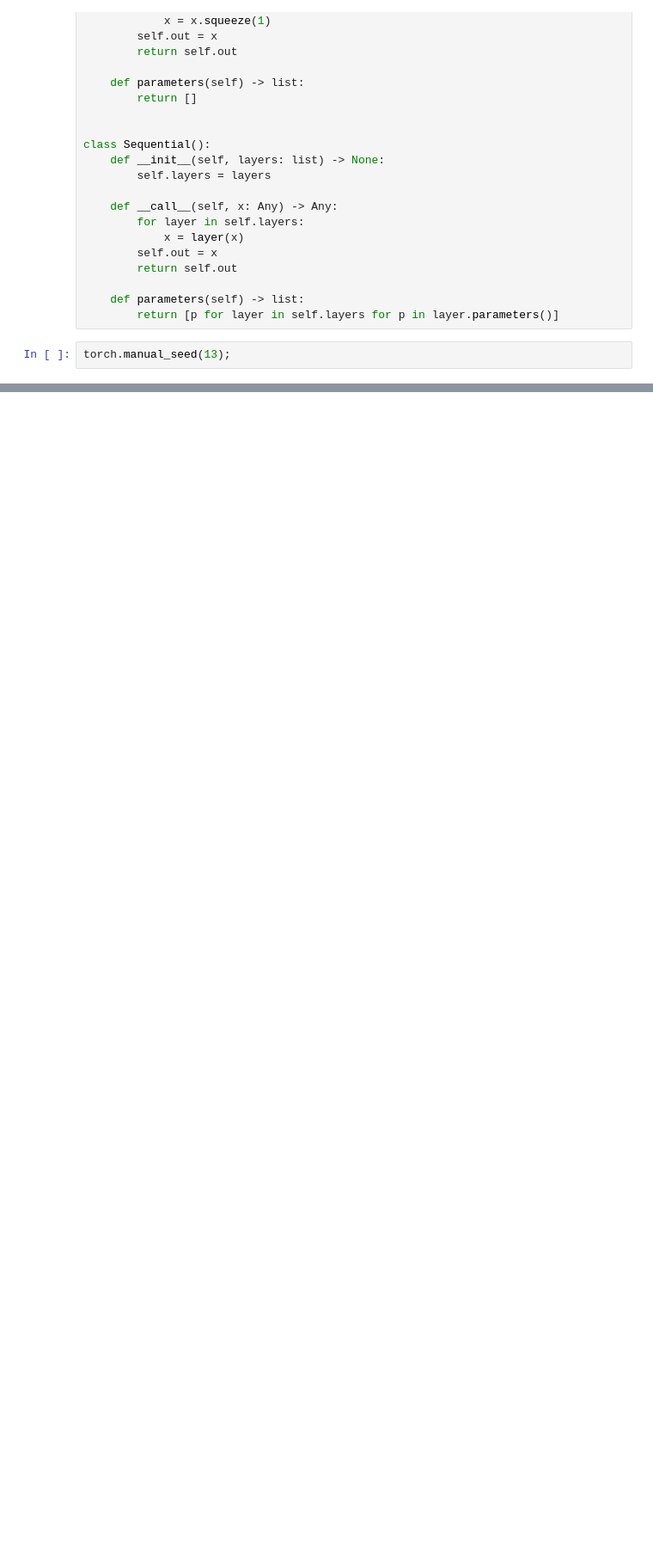
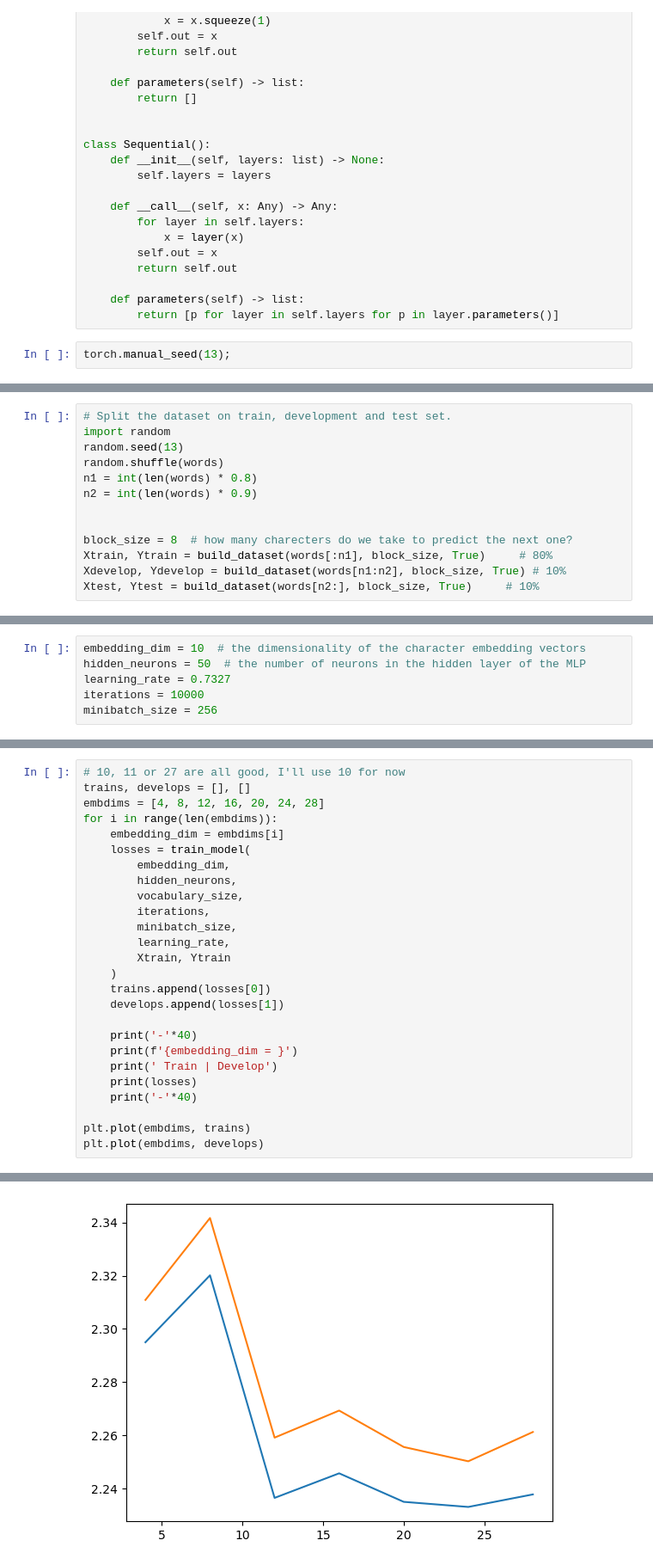
Before and after one commit to yarchickkk/makemore, a Jupyter notebook: wavenet.ipynb, the cells around one changed output, grey strips where cells are left out. Shown at 86% size. Drawn from its saved outputs; the diff is of its cells as text; blank space fills up the shorter version.

```diff
--- a/wavenet.ipynb
+++ b/wavenet.ipynb
@@ -231,0 +154,13 @@ Linear : (32, 27)
+# %%
+# Split the dataset on train, development and test set.
+import random
+random.seed(13)
+random.shuffle(words)
+n1 = int(len(words) * 0.8)
+n2 = int(len(words) * 0.9)
+
+
+block_size = 8  # how many charecters do we take to predict the next one?
+Xtrain, Ytrain = build_dataset(words[:n1], block_size, True)     # 80%
+Xdevelop, Ydevelop = build_dataset(words[n1:n2], block_size, True) # 10%
+Xtest, Ytest = build_dataset(words[n2:], block_size, True)     # 10%
@@ -314,0 +252,6 @@ train: 1.9652355909347534
+# %%
+embedding_dim = 10  # the dimensionality of the character embedding vectors
+hidden_neurons = 50  # the number of neurons in the hidden layer of the MLP
+learning_rate = 0.7327
+iterations = 10000
+minibatch_size = 256
@@ -314,0 +310,27 @@ train: 1.9652355909347534
+# %%
+# 10, 11 or 27 are all good, I'll use 10 for now
+trains, develops = [], []
+embdims = [4, 8, 12, 16, 20, 24, 28]
+for i in range(len(embdims)):
+    embedding_dim = embdims[i]
+    losses = train_model(
+        embedding_dim,
+        hidden_neurons,
+        vocabulary_size,
+        iterations,
+        minibatch_size,
+        learning_rate,
+        Xtrain, Ytrain
+    )
+    trains.append(losses[0])
+    develops.append(losses[1])
+
+    print('-'*40)
+    print(f'{embedding_dim = }')
+    print(' Train | Develop')
+    print(losses)
+    print('-'*40)
+
+plt.plot(embdims, trains)
+plt.plot(embdims, develops)
+# %% [output]
@@ -314,0 +355 @@ train: 1.9652355909347534
+[figure, added]
```
Also changed, not shown: parts of 20 cells of this notebook.
